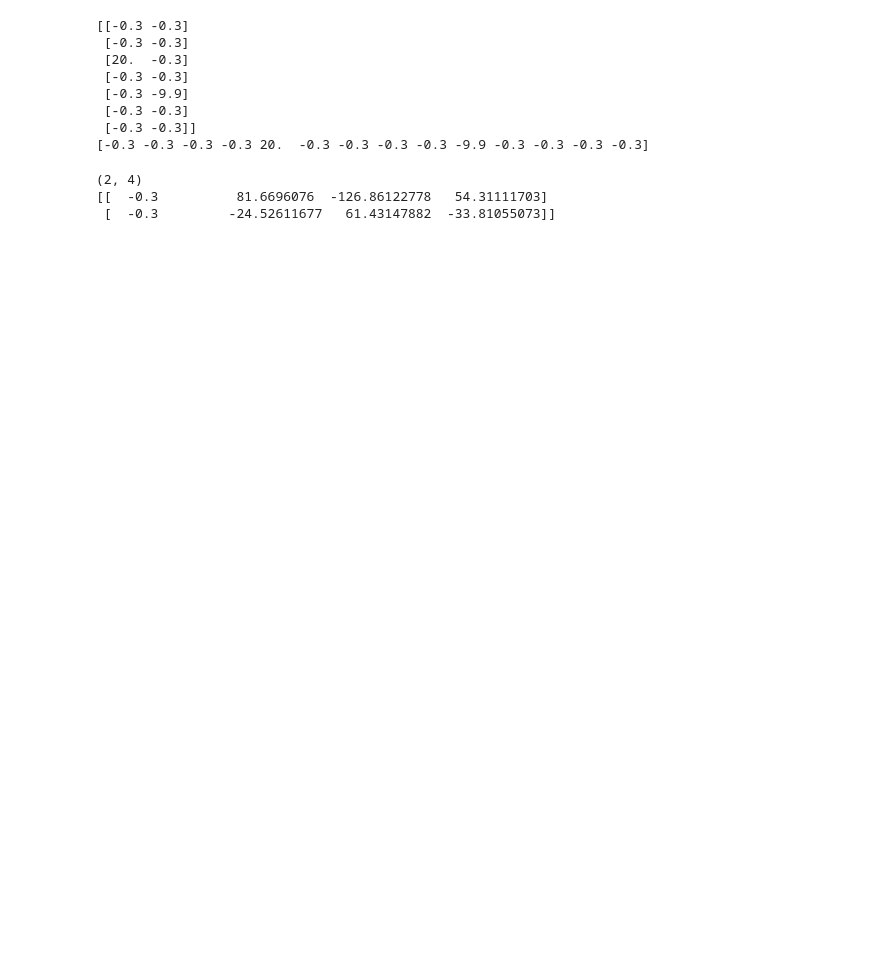
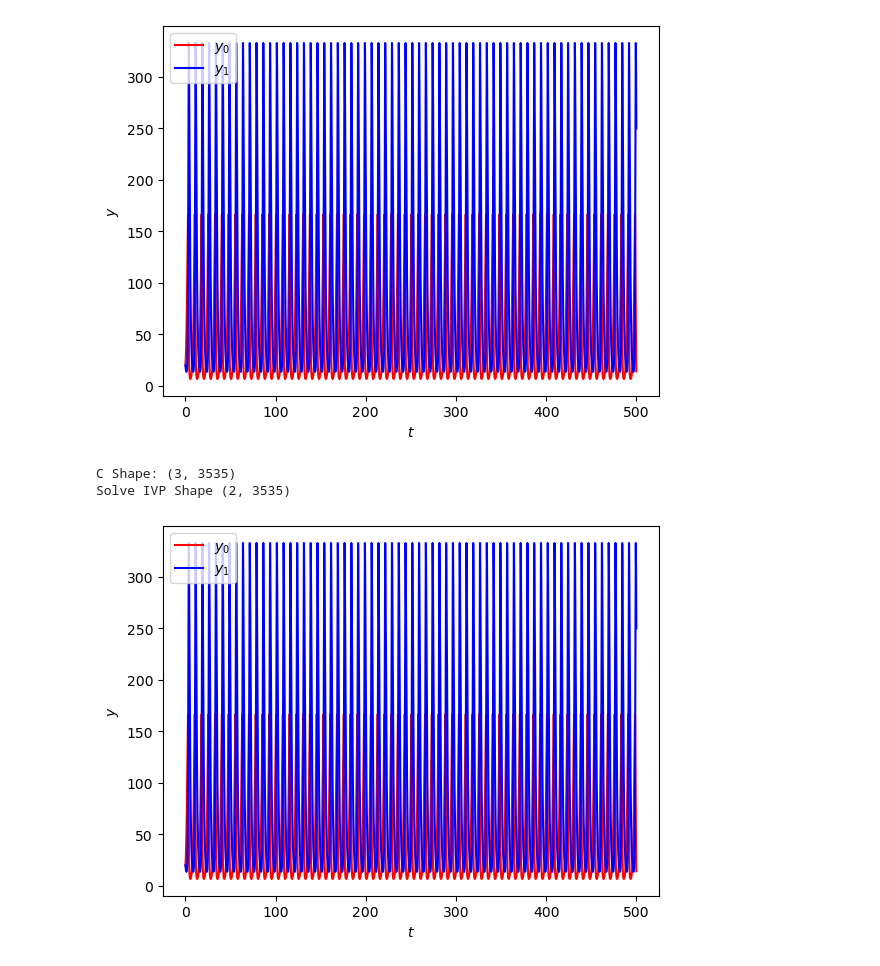
Before and after one commit to jrenaud90/CyRK_CPP, a Jupyter notebook: Untitled.ipynb, the cells around one changed output. Saved outputs shown, nothing was run; the diff lists cells and outputs as text; code cells hidden in the pictures; blank space fills up the shorter version.

```diff
--- a/Untitled.ipynb
+++ b/Untitled.ipynb
@@ -42,24 +1,50 @@ array([[ 1.        , -2.85358007,  3.07174346, -1.12701757],
-# %%
-K = -0.3 * np.ones((n_stages+1, 2), dtype=np.float64)
-K[2, 0] = 20.0
-K[4, 1] = -9.9
-print(K)
-print(K.flatten())
-# %% [output]
-[[-0.3 -0.3]
- [-0.3 -0.3]
- [20.  -0.3]
- [-0.3 -0.3]
- [-0.3 -9.9]
- [-0.3 -0.3]
- [-0.3 -0.3]]
-[-0.3 -0.3 -0.3 -0.3 20.  -0.3 -0.3 -0.3 -0.3 -9.9 -0.3 -0.3 -0.3 -0.3]
-# %%
-Q = K.T.dot(P)
-
-print(Q.shape)
-print(Q)
-# %% [output]
-(2, 4)
-[[  -0.3          81.6696076  -126.86122778   54.31111703]
- [  -0.3         -24.52611677   61.43147882  -33.81055073]]
+# %%
+import numpy as np
+
+data = np.loadtxt("out2.dat", delimiter=",").T
+
+import matplotlib.pyplot as plt
+
+
+# Create plotting routine
+def diff_plot(t, y, fig_name=None):
+
+    # Plot
+    fig, ax = plt.subplots()
+    ax.plot(t, y[0], 'r', label='$y_{0}$')
+    ax.plot(t, y[1], 'b', label='$y_{1}$')
+    ax.set(xlabel='$t$', ylabel='$y$')
+    ax.legend(loc='best')
+
+    # Show figure
+    plt.show()
+
+    # Save figure
+    if fig_name is not None:
+        fig.savefig(f'{fig_name}.pdf')
+
+
+diff_plot(data[0, :], data[1:, :])
+
+print('C Shape:', data.shape)
+
+def func(t, y):
+    return [(1. - 0.01 * y[1]) * y[0], (0.02 * y[0] - 1.) * y[1]]
+t_span = (0.0, 500.0)
+y0 = (20.0, 20.0)
+rtol = 1.0e-7
+atol = 1.0e-8
+
+from scipy.integrate import solve_ivp
+
+solution = solve_ivp(func, t_span, y0, method='RK45', rtol=rtol, atol=atol)
+
+print('Solve IVP Shape', solution.y.shape)
+diff_plot(solution.t, solution.y)
+
+# breakpoint()
+# %% [output]
+[figure, added]
+C Shape: (3, 3535)
+Solve IVP Shape (2, 3535)
+[figure, added]
```
Also changed, not shown: parts of 11 cells of this notebook, 4 other files.
